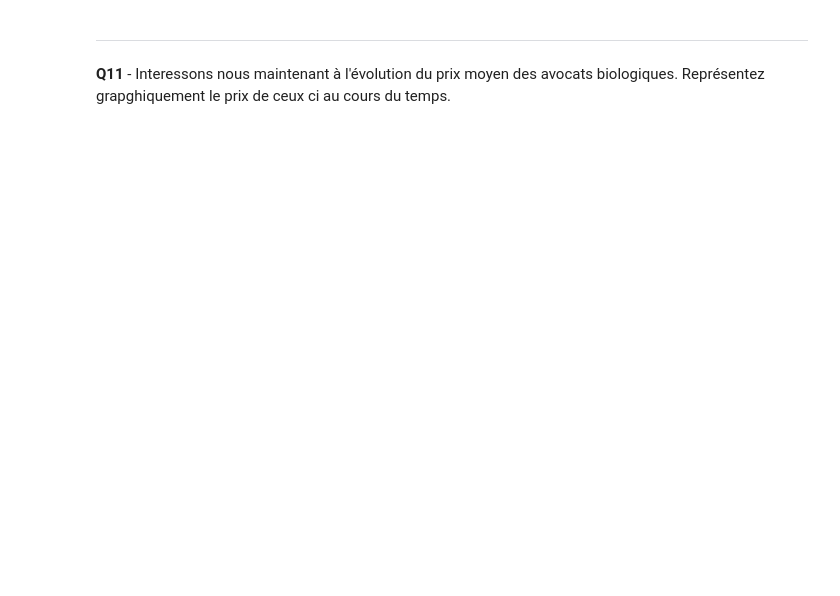
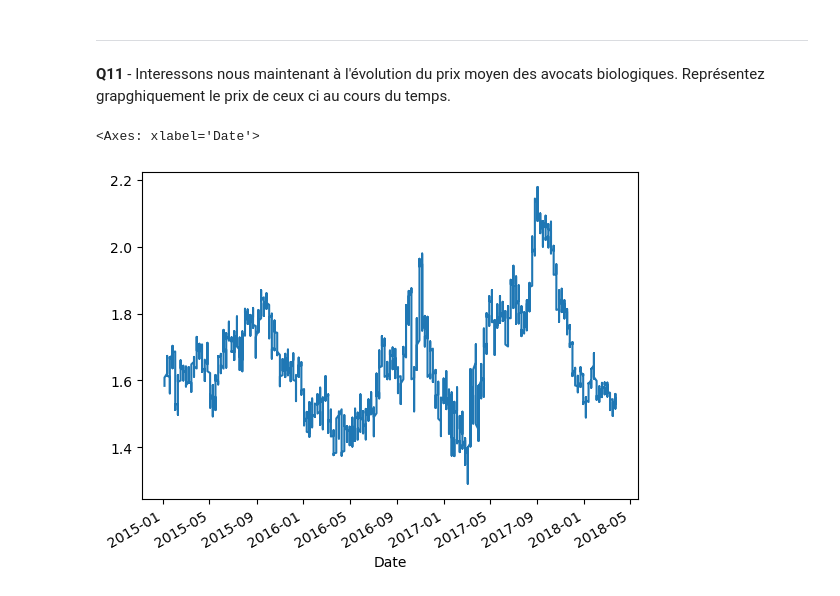
Before and after one commit to nick-voisin/formation, a Jupyter notebook: notebooks/1_Introduction_modelisation/1_Introduction_Python.ipynb, the cells around one changed output. Saved outputs shown, nothing was run; the diff lists cells and outputs as text; code cells hidden in the pictures; blank space fills up the shorter version.

```diff
--- a/notebooks/1_Introduction_modelisation/1_Introduction_Python.ipynb
+++ b/notebooks/1_Introduction_modelisation/1_Introduction_Python.ipynb
@@ -252,3 +400,10 @@ Pour répondre à cette question, nous devons agréger les lignes en fonction de
 ---
 
 **Q11** - Interessons nous maintenant à l'évolution du prix moyen des avocats biologiques. Représentez grapghiquement le prix de ceux ci au cours du temps.
+# %%
+organic = df[df["type"] == "organic"].set_index("Date").sort_index()
+# %%
+organic["AveragePrice"].rolling(50).mean().plot()
+# %% [output]
+<Axes: xlabel='Date'>
+[figure, added]
```
Also changed, not shown: parts of 21 cells of this notebook, 1 other file.
